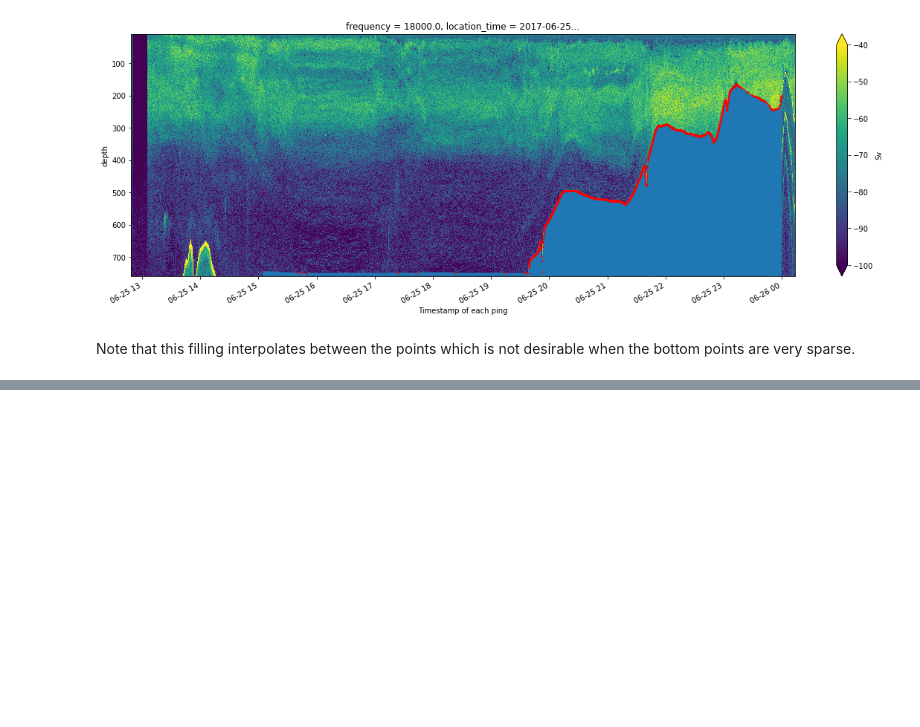
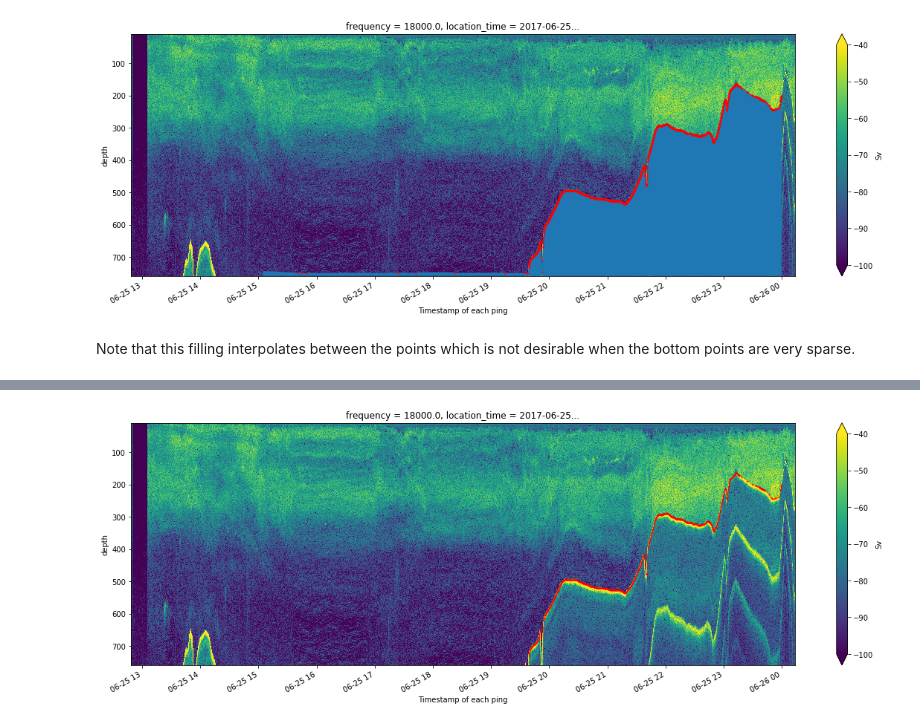
Before and after one commit to OSOceanAcoustics/echoregions, a Jupyter notebook: notebooks/read_bottom_from_evl.ipynb, the cells around one changed output, grey strips where cells are left out. Saved outputs shown, nothing was run; the diff lists cells and outputs as text; code cells hidden in the pictures; blank space fills up the shorter version.

Commit message:
adding line.plot method example

```diff
--- a/notebooks/read_bottom_from_evl.ipynb
+++ b/notebooks/read_bottom_from_evl.ipynb
@@ -216,0 +241,12 @@ Note that this filling interpolates between the points which is not desirable wh
+# %%
+from datetime import datetime
+
+# making starting and ending times
+start_time = datetime(2017, 6, 25)
+end_time = datetime(2017, 6, 26)
+
+plt.figure(figsize = (20, 6))
+ds_Sv.Sv.isel(frequency=0).T.plot(yincrease=False, vmax=-40, vmin=-100)
+line.plot(min_ping_time=start_time, max_ping_time=end_time, fill_between=False, linestyle='', marker='.', color='r', markersize=1)
+# %% [output]
+[figure, added]
```
Also changed, not shown: parts of 4 cells of this notebook.
